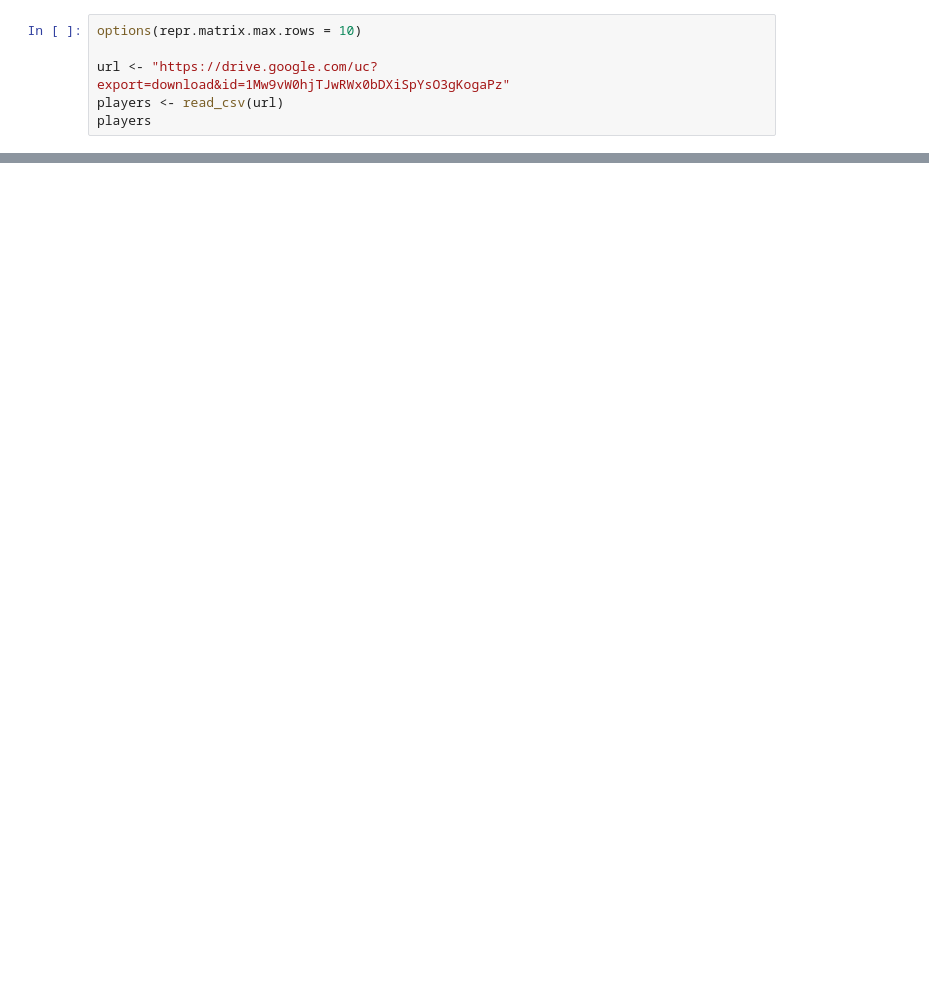
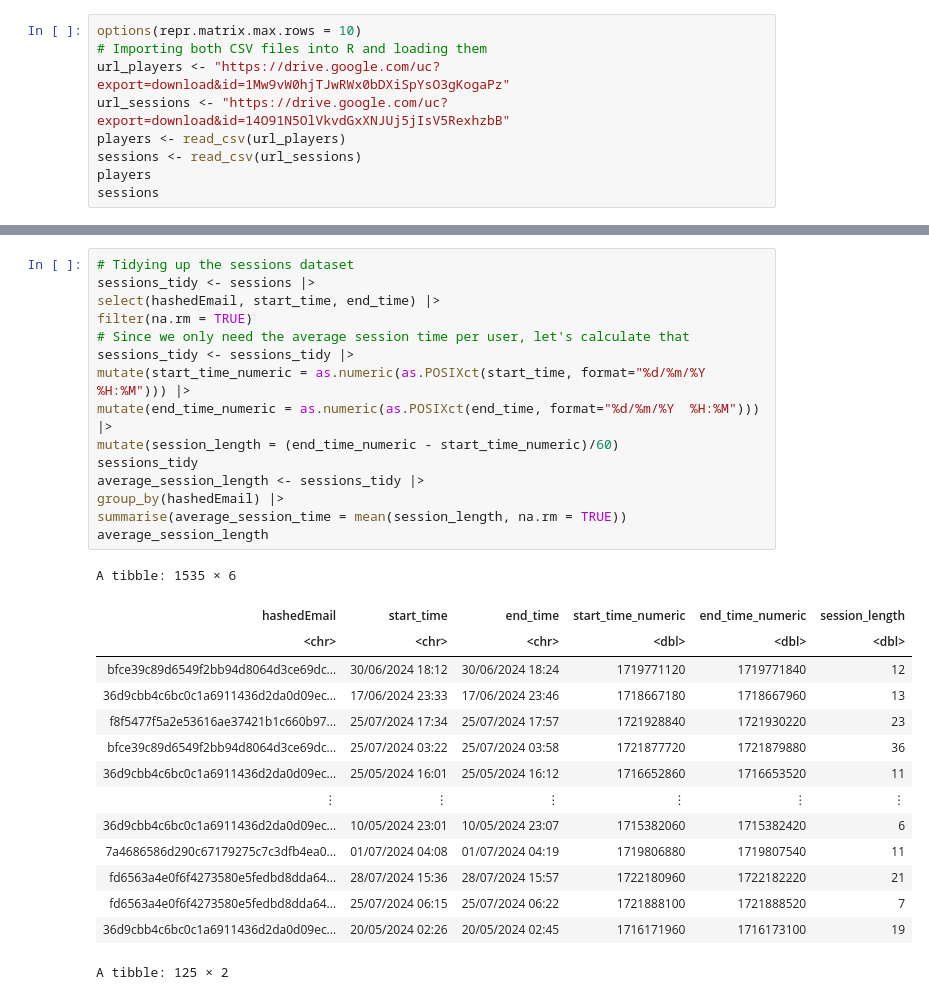
Before and after one commit to Michaele0128/Final_Project, a Jupyter notebook: Final Project.ipynb, the cells around one changed output, grey strips where cells are left out. Saved outputs shown, nothing was run; the diff lists cells and outputs as text; blank space fills up the shorter version.

Commit message:
Half-tidy version with average session durations

```diff
--- a/Final Project.ipynb
+++ b/Final Project.ipynb
@@ -27,9 +9,12 @@ The following object is masked from ‘package:lubridate’:
 # %%
 options(repr.matrix.max.rows = 10)
-
-url <- "https://drive.google.com/uc?export=download&id=1Mw9vW0hjTJwRWx0bDXiSpYsO3gKogaPz"
-players <- read_csv(url)
+# Importing both CSV files into R and loading them
+url_players <- "https://drive.google.com/uc?export=download&id=1Mw9vW0hjTJwRWx0bDXiSpYsO3gKogaPz"
+url_sessions <- "https://drive.google.com/uc?export=download&id=14O91N5OlVkvdGxXNJUj5jIsV5RexhzbB"
+players <- read_csv(url_players)
+sessions <- read_csv(url_sessions)
 players
+sessions
 # %% [output]
 Rows: 196 Columns: 9
 ── Column specification ────────────────────────────────────────────────────────
@@ -56,0 +88,31 @@ A spec_tbl_df: 196 × 9
+# %%
+# Tidying up the sessions dataset
+sessions_tidy <- sessions |>
+select(hashedEmail, start_time, end_time) |>
+filter(na.rm = TRUE)
+# Since we only need the average session time per user, let's calculate that
+sessions_tidy <- sessions_tidy |>
+mutate(start_time_numeric = as.numeric(as.POSIXct(start_time, format="%d/%m/%Y  %H:%M"))) |>
+mutate(end_time_numeric = as.numeric(as.POSIXct(end_time, format="%d/%m/%Y  %H:%M"))) |>
+mutate(session_length = (end_time_numeric - start_time_numeric)/60)
+sessions_tidy
+average_session_length <- sessions_tidy |>
+group_by(hashedEmail) |>
+summarise(average_session_time = mean(session_length, na.rm = TRUE))
+average_session_length
+# %% [output]
+A tibble: 1535 × 6
+| hashedEmail | start_time | end_time | start_time_numeric | end_time_numeric | session_length |
+| <chr> | <chr> | <chr> | <dbl> | <dbl> | <dbl> |
+| bfce39c89d6549f2bb94d8064d3ce69dc... | 30/06/2024 18:12 | 30/06/2024 18:24 | 1719771120 | 1719771840 | 12 |
+| 36d9cbb4c6bc0c1a6911436d2da0d09ec... | 17/06/2024 23:33 | 17/06/2024 23:46 | 1718667180 | 1718667960 | 13 |
+| f8f5477f5a2e53616ae37421b1c660b97... | 25/07/2024 17:34 | 25/07/2024 17:57 | 1721928840 | 1721930220 | 23 |
+| bfce39c89d6549f2bb94d8064d3ce69dc... | 25/07/2024 03:22 | 25/07/2024 03:58 | 1721877720 | 1721879880 | 36 |
+| 36d9cbb4c6bc0c1a6911436d2da0d09ec... | 25/05/2024 16:01 | 25/05/2024 16:12 | 1716652860 | 1716653520 | 11 |
+| ⋮ | ⋮ | ⋮ | ⋮ | ⋮ | ⋮ |
+| 36d9cbb4c6bc0c1a6911436d2da0d09ec... | 10/05/2024 23:01 | 10/05/2024 23:07 | 1715382060 | 1715382420 | 6 |
+| 7a4686586d290c67179275c7c3dfb4ea0... | 01/07/2024 04:08 | 01/07/2024 04:19 | 1719806880 | 1719807540 | 11 |
+| fd6563a4e0f6f4273580e5fedbd8dda64... | 28/07/2024 15:36 | 28/07/2024 15:57 | 1722180960 | 1722182220 | 21 |
+| fd6563a4e0f6f4273580e5fedbd8dda64... | 25/07/2024 06:15 | 25/07/2024 06:22 | 1721888100 | 1721888520 | 7 |
+| 36d9cbb4c6bc0c1a6911436d2da0d09ec... | 20/05/2024 02:26 | 20/05/2024 02:45 | 1716171960 | 1716173100 | 19 |
+A tibble: 125 × 2
```
Also changed, not shown: parts of 4 cells of this notebook.
